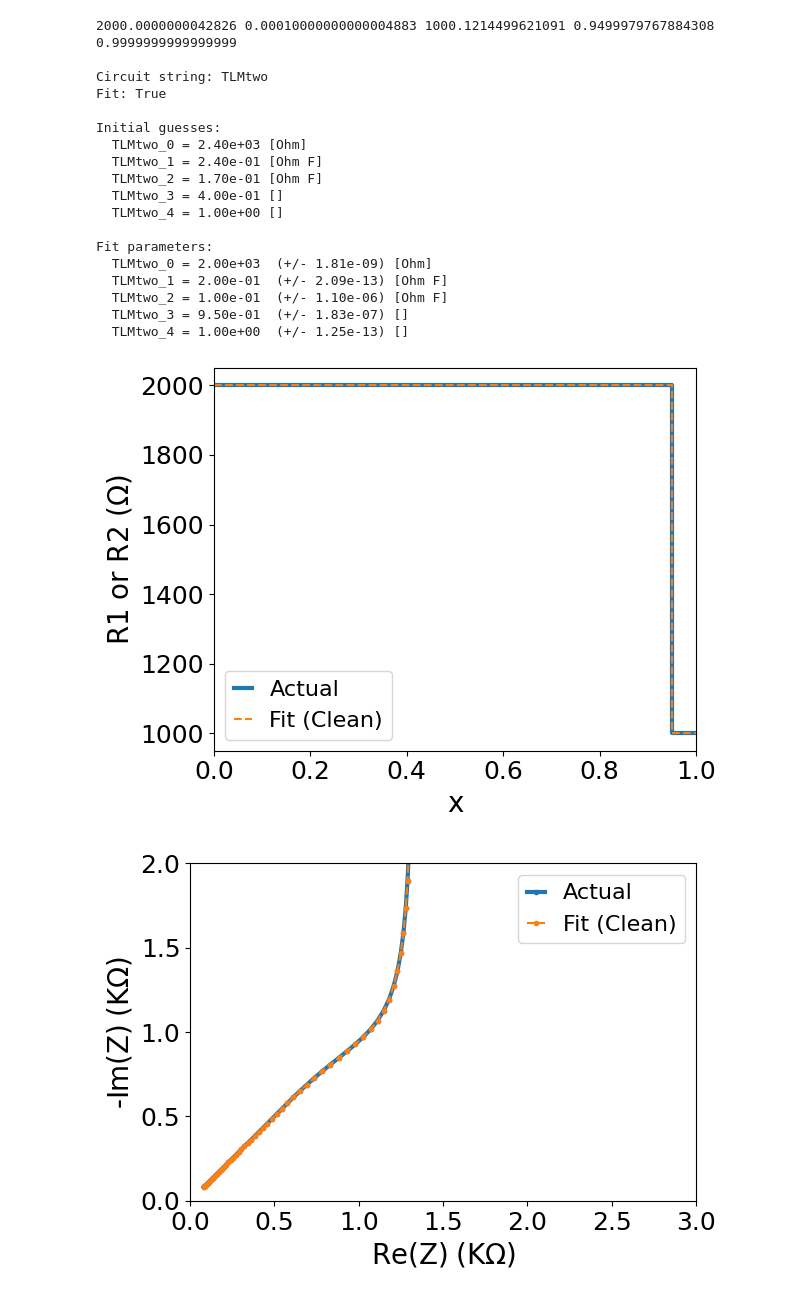
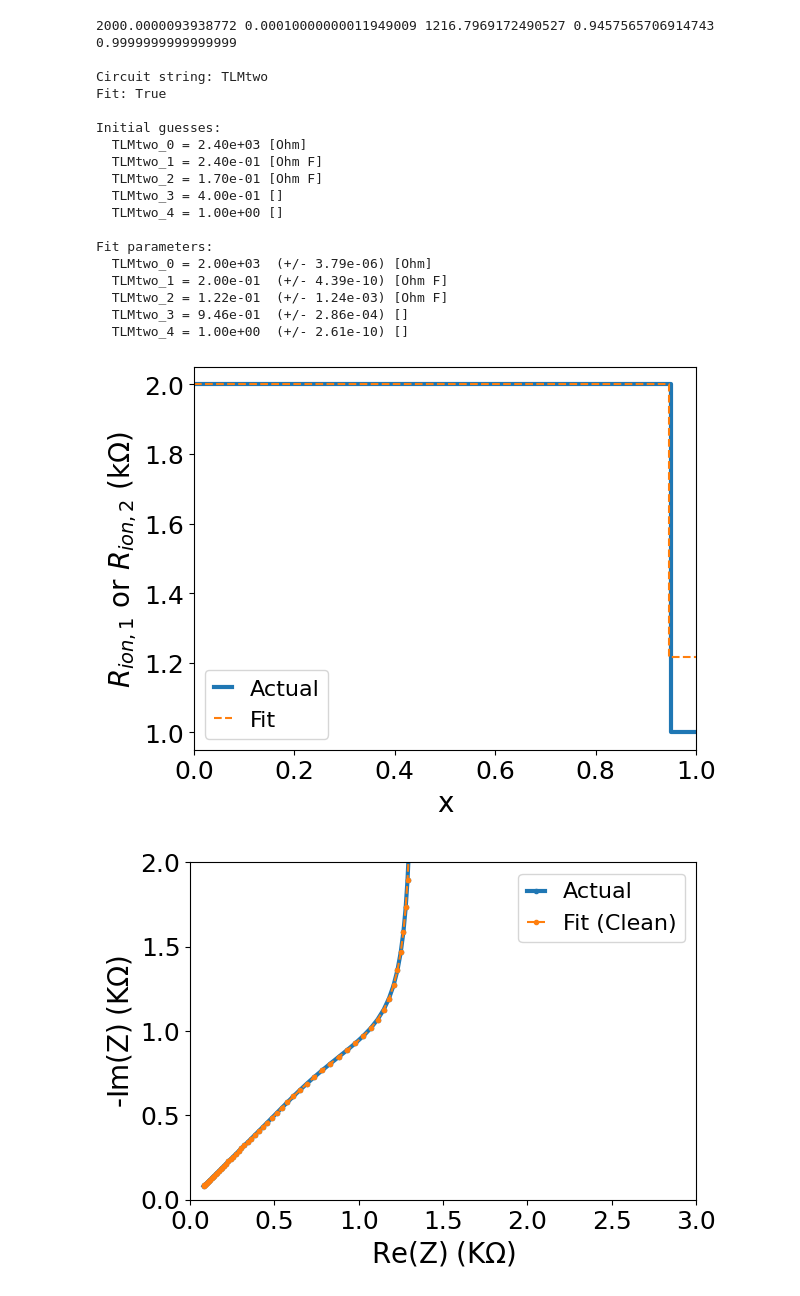
Before and after one commit to Yugal0/fitting-sensitivity-analysis, a Jupyter notebook: sensi2withNoise R1R2.ipynb, the cells around one changed output. Saved outputs shown, nothing was run; the diff lists cells and outputs as text; code cells hidden in the pictures.

```diff
--- a/sensi2withNoise R1R2.ipynb
+++ b/sensi2withNoise R1R2.ipynb
@@ -47,7 +47,7 @@ c_fit_two=CustomCircuit(initial_guess=param_to_fit,circuit="TLMtwo")
 c_fit_two_noisy=CustomCircuit(initial_guess=param_to_fit,circuit="TLMtwo")
 
 #fit the clean data
-c_fit_two.fit(impedance=z_sim_two,frequencies=freq,sigma=give_weights(z_sim_two,wt),ftol=1e-8, xtol=1e-8, gtol=1e-10,bounds=((0,0,0,0,0.5),(np.inf,np.inf,np.inf,1,1)))
+c_fit_two.fit(impedance=z_sim_two,frequencies=freq,sigma=give_weights(z_sim_two,wt),ftol=1e-8, xtol=1e-8, gtol=1e-8,bounds=((0,0,0,0,0.5),(np.inf,np.inf,np.inf,1,1)))
 z_fit_two=c_fit_two.predict(frequencies=freq)
 
 #fit the noisy data
@@ -72,7 +72,7 @@ print(R1_fit,Q_fit,R2_fit,delta1_fit,alpha_fit)
 print(c_fit_two)
 # print(c_fit_two_noisy)
 # %% [output]
-2000.0000000042826 0.00010000000000004883 1000.1214499621091 0.9499979767884308 0.9999999999999999
+2000.0000093938772 0.00010000000011949009 1216.7969172490527 0.9457565706914743 0.9999999999999999
 
 Circuit string: TLMtwo
 Fit: True
@@ -85,37 +85,37 @@ Initial guesses:
   TLMtwo_4 = 1.00e+00 []
 
 Fit parameters:
-  TLMtwo_0 = 2.00e+03  (+/- 1.81e-09) [Ohm]
-  TLMtwo_1 = 2.00e-01  (+/- 2.09e-13) [Ohm F]
-  TLMtwo_2 = 1.00e-01  (+/- 1.10e-06) [Ohm F]
-  TLMtwo_3 = 9.50e-01  (+/- 1.83e-07) []
-  TLMtwo_4 = 1.00e+00  (+/- 1.25e-13) []
+  TLMtwo_0 = 2.00e+03  (+/- 3.79e-06) [Ohm]
+  TLMtwo_1 = 2.00e-01  (+/- 4.39e-10) [Ohm F]
+  TLMtwo_2 = 1.22e-01  (+/- 1.24e-03) [Ohm F]
+  TLMtwo_3 = 9.46e-01  (+/- 2.86e-04) []
+  TLMtwo_4 = 1.00e+00  (+/- 2.61e-10) []
 # %%
 fig, ax=plt.subplots()
 x=np.linspace(0,1)
 #plot the original data R1 and R2 values
-ax.plot([0,delta1,delta1,1],[R1,R1,R2,R2],linewidth=3)
+ax.plot([0,delta1,delta1,1],[R1/1000,R1/1000,R2/1000,R2/1000],linewidth=3)
 
 #plot the fitted R1 and R2 values
-ax.plot([0,delta1_fit,delta1_fit,1],[R1_fit,R1_fit,R2_fit,R2_fit],linestyle="--")
+ax.plot([0,delta1_fit,delta1_fit,1],[R1_fit/1000,R1_fit/1000,R2_fit/1000,R2_fit/1000],linestyle="--")
 
 #plot the fitted R1 and R2 values
 # ax.plot([0,delta1_fit_noisy,delta1_fit_noisy,1],[R1_fit_noisy,R1_fit_noisy,R2_fit_noisy,R2_fit_noisy],linestyle="--")
 
 ax.set_xlabel("x",fontsize=20)
-ax.set_ylabel("R1 or R2 ($\Omega$)",fontsize=20)
+ax.set_ylabel("$R_{ion,1}$ or $R_{ion,2}$ (k$\Omega$)",fontsize=20)
 ax.set_xmargin(0)
 # ax.legend(["Actual","Fit (Clean)"],fontsize=16,handlelength=0.8)
 # ax.legend(["Actual","Fit (Clean)","Fit (Noise)"],fontsize=16,handlelength=0.8)
-ax.legend(["Actual","Fit (Clean)"],fontsize=16,handlelength=0.8)
+ax.legend(["Actual","Fit"],fontsize=16,handlelength=0.8)
 ax.tick_params(labelsize=18)
 # ax.grid(True)
 # ax.set_ylim(800,2100)
 fig.tight_layout()
 fig.savefig("step_noise_profile_fit.png",dpi=800)
 # ax.legend(fontsize=16,handlelength=0.8)
 # %% [output]
-[figure, old version]
+[figure, new version]
 # %%
 fig2,ax2=plt.subplots()
 #plot the original nyquist plot
```
Also changed, not shown: 1 other file.
